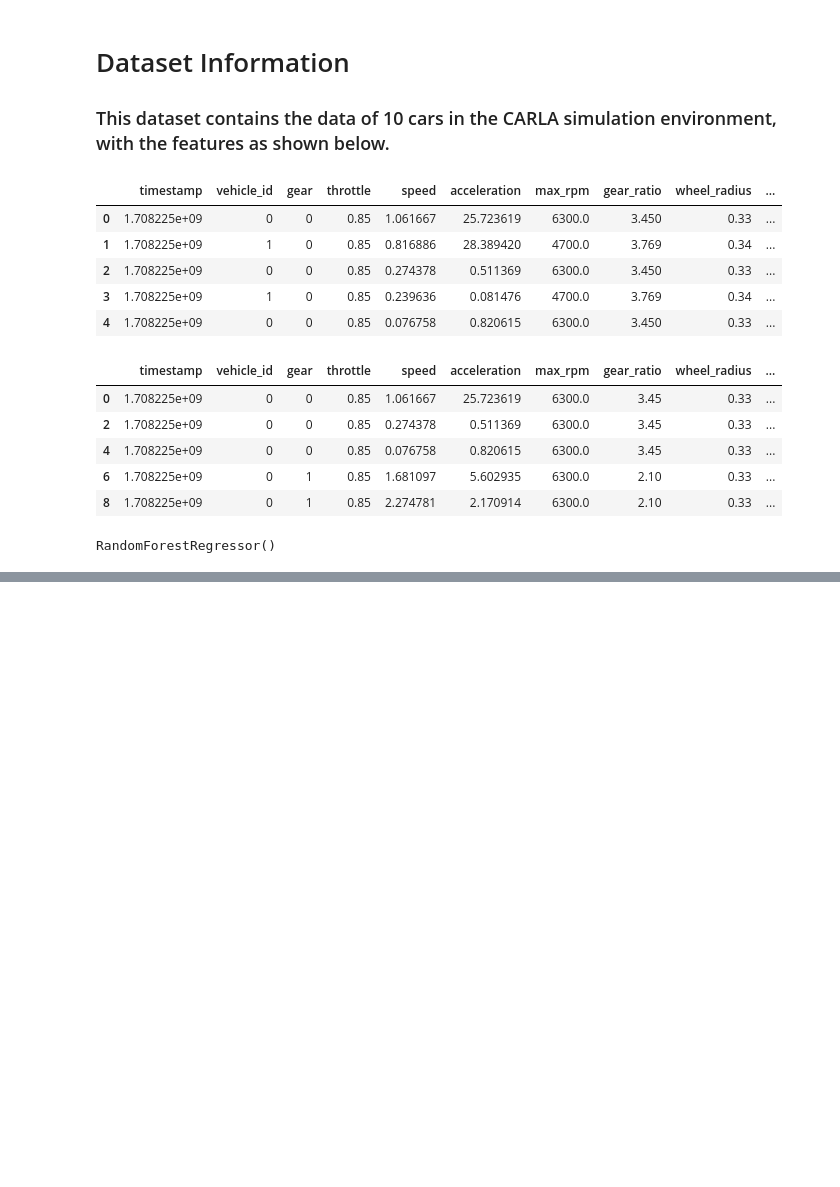
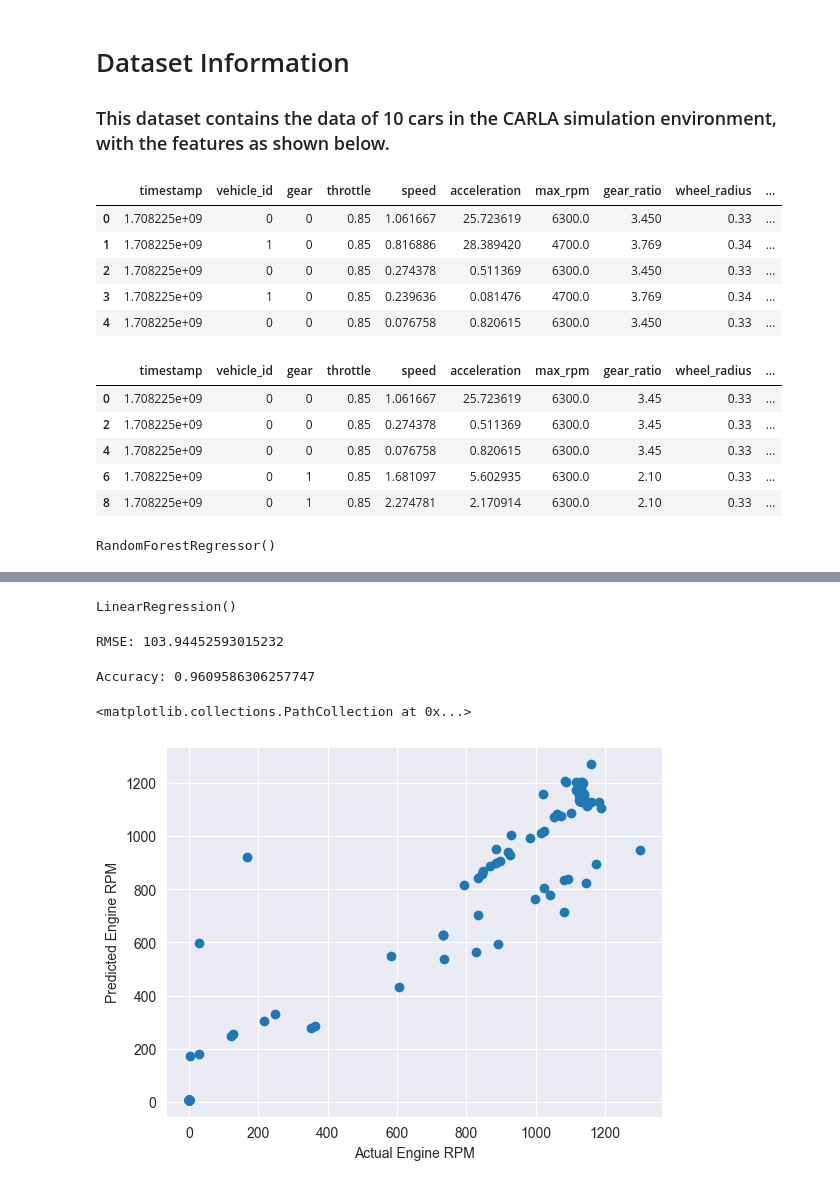
Before and after one commit to Mahasvan/SensorSimPredictor, a Jupyter notebook: train_rpm.ipynb, the cells around one changed output, grey strips where cells are left out. Cells and saved outputs as stored; diff of their text form; code cells hidden in the pictures; blank space fills up the shorter version.

```diff
--- a/train_rpm.ipynb
+++ b/train_rpm.ipynb
@@ -66,0 +69,8 @@ Accuracy: 0.9835715187545178
+# %%
+lr = LinearRegression()
+# %%
+lr.fit(X_train, y_train)
+# %% [output]
+LinearRegression()
+# %%
+predictions = lr.predict(X_test)
@@ -66,0 +79,8 @@ Accuracy: 0.9835715187545178
+# %%
+print("RMSE:", rmse)
+# %% [output]
+RMSE: 103.94452593015232
+# %%
+print("Accuracy:",lr.score(X_test, y_test))
+# %% [output]
+Accuracy: 0.9609586306257747
@@ -66,0 +89,7 @@ Accuracy: 0.9835715187545178
+# %%
+plt.xlabel("Actual Engine RPM")
+plt.ylabel("Predicted Engine RPM")
+plt.scatter(y_test, predictions)
+# %% [output]
+<matplotlib.collections.PathCollection at 0x...>
+[figure, added]
```
Also changed, not shown: parts of 28 cells of this notebook, 3 other files.
